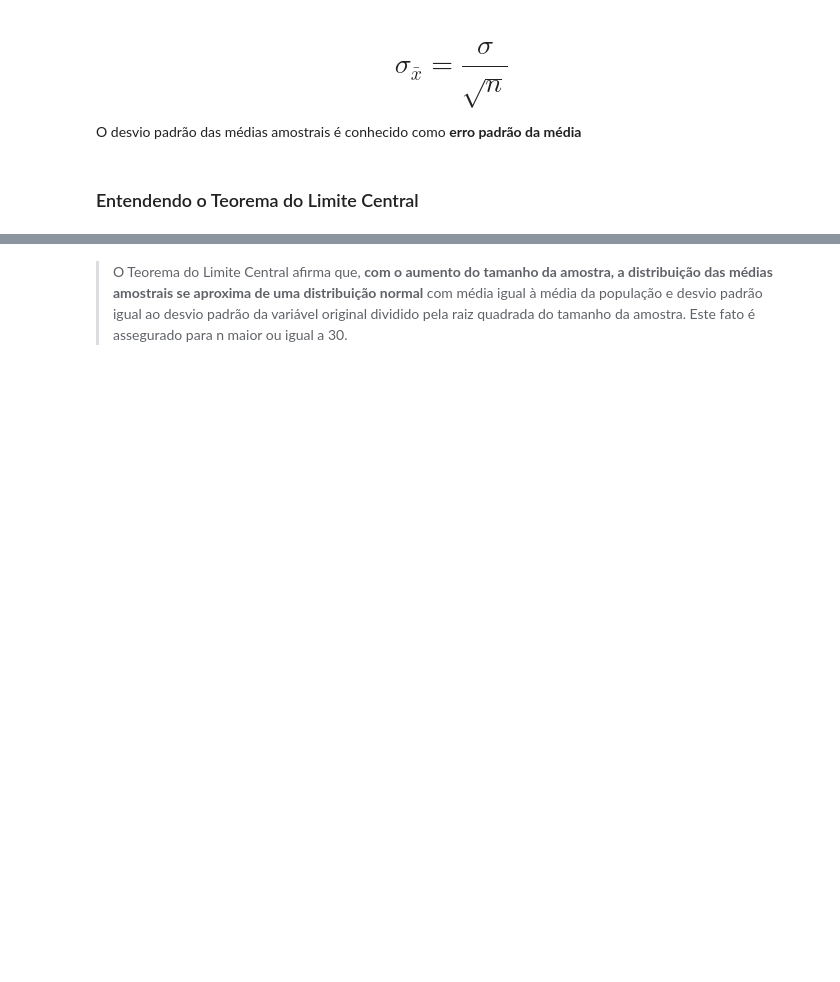
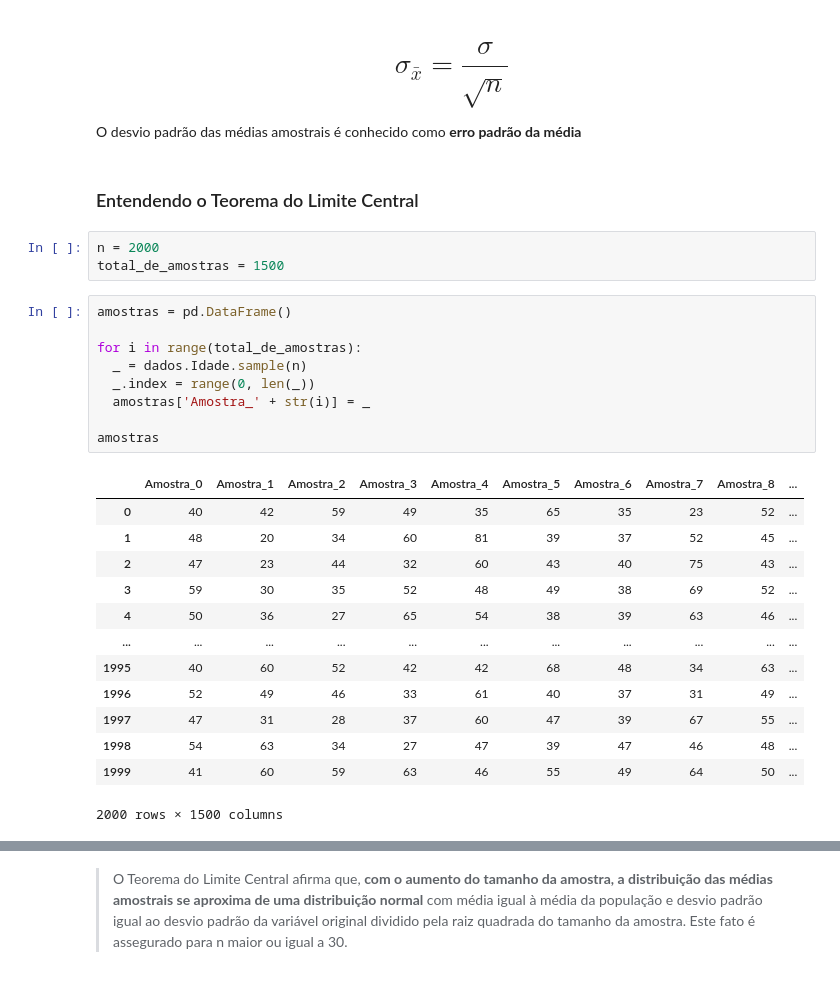
Before and after one commit to giulianocwb92/google_colab_repository, a Jupyter notebook: Curso_de_Estatística_Parte_2.ipynb, the cells around one changed output, grey strips where cells are left out. Saved outputs shown, nothing was run; the diff lists cells and outputs as text; blank space fills up the shorter version.

```diff
--- a/Curso_de_Estatística_Parte_2.ipynb
+++ b/Curso_de_Estatística_Parte_2.ipynb
@@ -870,3 +870,29 @@ Suponha que os pesos dos sacos de arroz de uma indústria alimentícia se distri
 O desvio padrão das médias amostrais é conhecido como **erro padrão da média**
 # %% [markdown]
 ### Entendendo o Teorema do Limite Central
+# %%
+n = 2000
+total_de_amostras = 1500
+# %%
+amostras = pd.DataFrame()
+
+for i in range(total_de_amostras):
+  _ = dados.Idade.sample(n)
+  _.index = range(0, len(_))
+  amostras['Amostra_' + str(i)] = _
+
+amostras
+# %% [output]
+|  | Amostra_0 | Amostra_1 | Amostra_2 | Amostra_3 | Amostra_4 | Amostra_5 | Amostra_6 | Amostra_7 | Amostra_8 | ... |
+| 0 | 40 | 42 | 59 | 49 | 35 | 65 | 35 | 23 | 52 | ... |
+| 1 | 48 | 20 | 34 | 60 | 81 | 39 | 37 | 52 | 45 | ... |
+| 2 | 47 | 23 | 44 | 32 | 60 | 43 | 40 | 75 | 43 | ... |
+| 3 | 59 | 30 | 35 | 52 | 48 | 49 | 38 | 69 | 52 | ... |
+| 4 | 50 | 36 | 27 | 65 | 54 | 38 | 39 | 63 | 46 | ... |
+| ... | ... | ... | ... | ... | ... | ... | ... | ... | ... | ... |
+| 1995 | 40 | 60 | 52 | 42 | 42 | 68 | 48 | 34 | 63 | ... |
+| 1996 | 52 | 49 | 46 | 33 | 61 | 40 | 37 | 31 | 49 | ... |
+| 1997 | 47 | 31 | 28 | 37 | 60 | 47 | 39 | 67 | 55 | ... |
+| 1998 | 54 | 63 | 34 | 27 | 47 | 39 | 47 | 46 | 48 | ... |
+| 1999 | 41 | 60 | 59 | 63 | 46 | 55 | 49 | 64 | 50 | ... |
+2000 rows × 1500 columns
```
Also changed, not shown: parts of 7 cells of this notebook.
